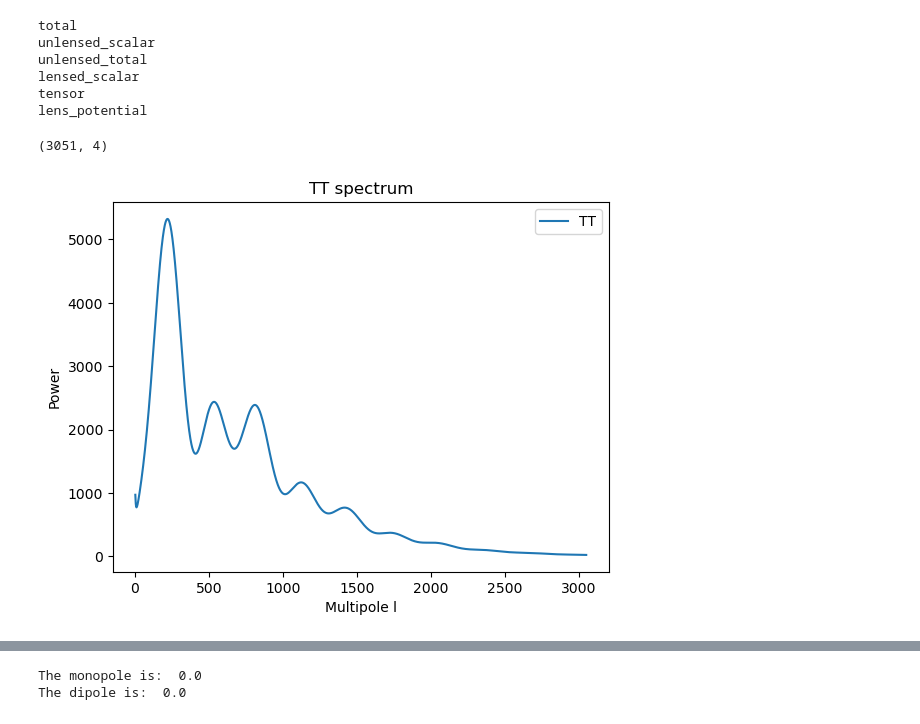
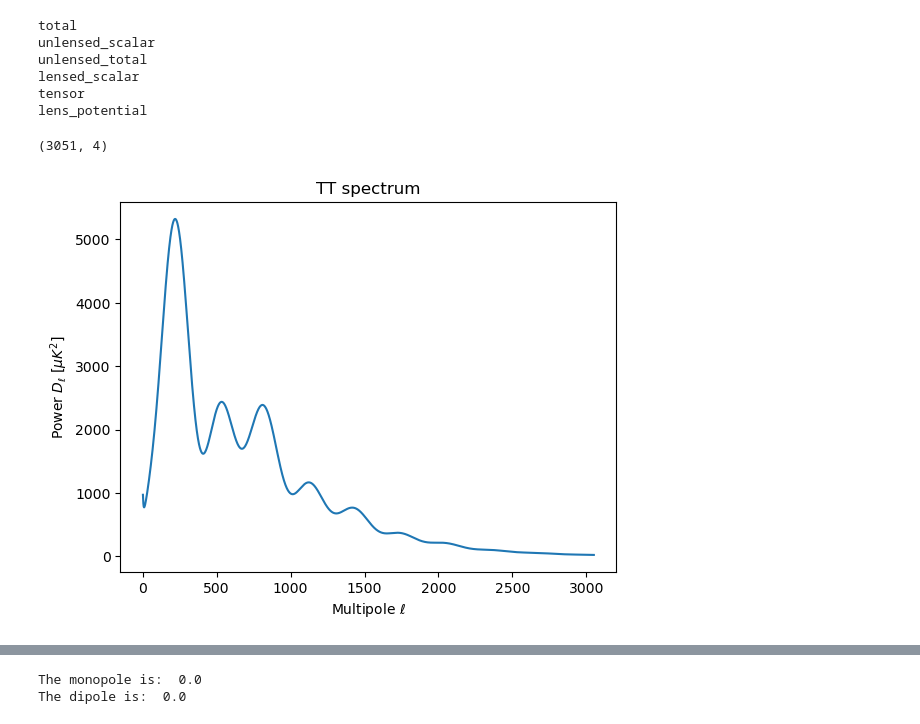
Before and after one commit to aleblgr/SC, a Jupyter notebook: week-6_1.ipynb, the cells around one changed output, grey strips where cells are left out. Cells and saved outputs as stored; diff of their text form; code cells hidden in the pictures.

```diff
--- a/week-6_1.ipynb
+++ b/week-6_1.ipynb
@@ -28,18 +28,17 @@ lens_potential
 # %%
 # Plot the total power spectrum
 
 totCL = powers['total']
 print(totCL.shape)
-# Python CL arrays are all at base zero, including L=0, so the first two entries are not used. The first column is TT, the second EE, the third BB, and the fourth TE.
+# Python CL arrays are all at base zero, including L=0, so the first two entries are not used.
 
 ls = np.arange(totCL.shape[0]) # Creates an array of multipoles from 0 to the maximum multipole in the power spectrum
-plt.plot(ls[2:], totCL[2:, 0], label='TT')
-plt.title('TT spectrum')
-plt.xlabel('Multipole l')
-plt.ylabel('Power')
-plt.legend()
+plt.plot(ls[2:], totCL[2:, 0])
+plt.title(r'TT spectrum')
+plt.xlabel(r'Multipole $\ell$')
+plt.ylabel(r'Power $D_\ell$ [$\mu K^2$]')
 plt.show()
 # %% [output]
 (3051, 4)
-[figure, old version]
+[figure, new version]
 # %% [markdown]
```
Also changed, not shown: parts of 20 cells of this notebook.
